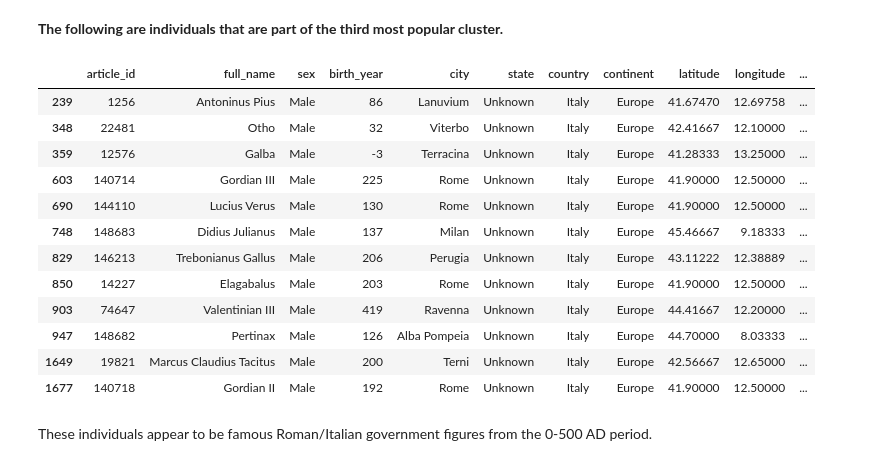
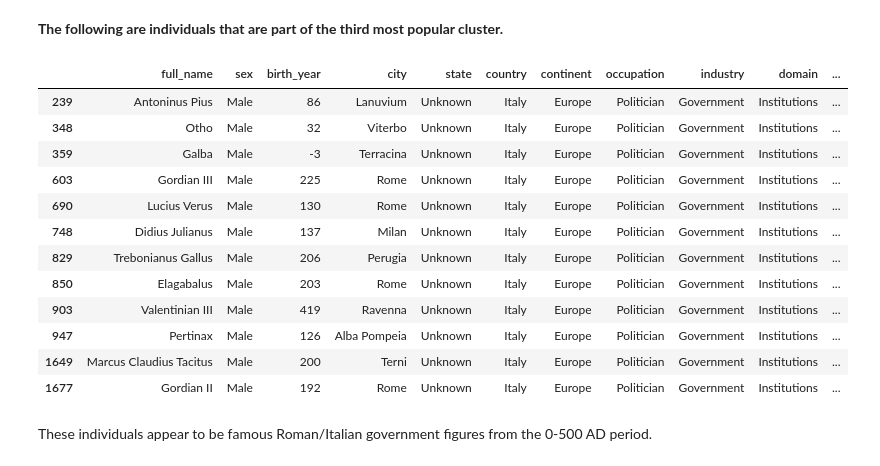
Before and after one commit to tbahng/ist652-final_project, a Jupyter notebook: Final_Project_Report.ipynb, the cells around one changed output. Cells and saved outputs as stored; diff of their text form; code cells hidden in the pictures.

```diff
--- a/Final_Project_Report.ipynb
+++ b/Final_Project_Report.ipynb
@@ -728,0 +723,4 @@ dfEval.loc[labels == 0,]
+# %%
+exclCols = ['article_id','latitude','longitude'] # columns to exclude in print
+keepCols = [col for col in dfEval.columns if col not in exclCols]
+dfEval[keepCols].loc[labels == 0,]
@@ -746,21 +751,21 @@ These all appear to be popular religious figures of unknown geographic origin. T
 # %% [markdown]
 **The following are individuals that are part of the third most popular cluster.**
 # %%
-dfEval.loc[labels == 1,]
+dfEval[keepCols].loc[labels == 1,]
 # %% [output]
-|  | article_id | full_name | sex | birth_year | city | state | country | continent | latitude | longitude | ... |
-| 239 | 1256 | Antoninus Pius | Male | 86 | Lanuvium | Unknown | Italy | Europe | 41.67470 | 12.69758 | ... |
-| 348 | 22481 | Otho | Male | 32 | Viterbo | Unknown | Italy | Europe | 42.41667 | 12.10000 | ... |
-| 359 | 12576 | Galba | Male | -3 | Terracina | Unknown | Italy | Europe | 41.28333 | 13.25000 | ... |
-| 603 | 140714 | Gordian III | Male | 225 | Rome | Unknown | Italy | Europe | 41.90000 | 12.50000 | ... |
-| 690 | 144110 | Lucius Verus | Male | 130 | Rome | Unknown | Italy | Europe | 41.90000 | 12.50000 | ... |
-| 748 | 148683 | Didius Julianus | Male | 137 | Milan | Unknown | Italy | Europe | 45.46667 | 9.18333 | ... |
-| 829 | 146213 | Trebonianus Gallus | Male | 206 | Perugia | Unknown | Italy | Europe | 43.11222 | 12.38889 | ... |
-| 850 | 14227 | Elagabalus | Male | 203 | Rome | Unknown | Italy | Europe | 41.90000 | 12.50000 | ... |
-| 903 | 74647 | Valentinian III | Male | 419 | Ravenna | Unknown | Italy | Europe | 44.41667 | 12.20000 | ... |
-| 947 | 148682 | Pertinax | Male | 126 | Alba Pompeia | Unknown | Italy | Europe | 44.70000 | 8.03333 | ... |
-| 1649 | 19821 | Marcus Claudius Tacitus | Male | 200 | Terni | Unknown | Italy | Europe | 42.56667 | 12.65000 | ... |
-| 1677 | 140718 | Gordian II | Male | 192 | Rome | Unknown | Italy | Europe | 41.90000 | 12.50000 | ... |
+|  | full_name | sex | birth_year | city | state | country | continent | occupation | industry | domain | ... |
+| 239 | Antoninus Pius | Male | 86 | Lanuvium | Unknown | Italy | Europe | Politician | Government | Institutions | ... |
+| 348 | Otho | Male | 32 | Viterbo | Unknown | Italy | Europe | Politician | Government | Institutions | ... |
+| 359 | Galba | Male | -3 | Terracina | Unknown | Italy | Europe | Politician | Government | Institutions | ... |
+| 603 | Gordian III | Male | 225 | Rome | Unknown | Italy | Europe | Politician | Government | Institutions | ... |
+| 690 | Lucius Verus | Male | 130 | Rome | Unknown | Italy | Europe | Politician | Government | Institutions | ... |
+| 748 | Didius Julianus | Male | 137 | Milan | Unknown | Italy | Europe | Politician | Government | Institutions | ... |
+| 829 | Trebonianus Gallus | Male | 206 | Perugia | Unknown | Italy | Europe | Politician | Government | Institutions | ... |
+| 850 | Elagabalus | Male | 203 | Rome | Unknown | Italy | Europe | Politician | Government | Institutions | ... |
+| 903 | Valentinian III | Male | 419 | Ravenna | Unknown | Italy | Europe | Politician | Government | Institutions | ... |
+| 947 | Pertinax | Male | 126 | Alba Pompeia | Unknown | Italy | Europe | Politician | Government | Institutions | ... |
+| 1649 | Marcus Claudius Tacitus | Male | 200 | Terni | Unknown | Italy | Europe | Politician | Government | Institutions | ... |
+| 1677 | Gordian II | Male | 192 | Rome | Unknown | Italy | Europe | Politician | Government | Institutions | ... |
 # %% [markdown]
 These individuals appear to be famous Roman/Italian government figures from the 0-500 AD period.
 # %% [markdown]
```
Also changed, not shown: parts of 7 cells of this notebook.
